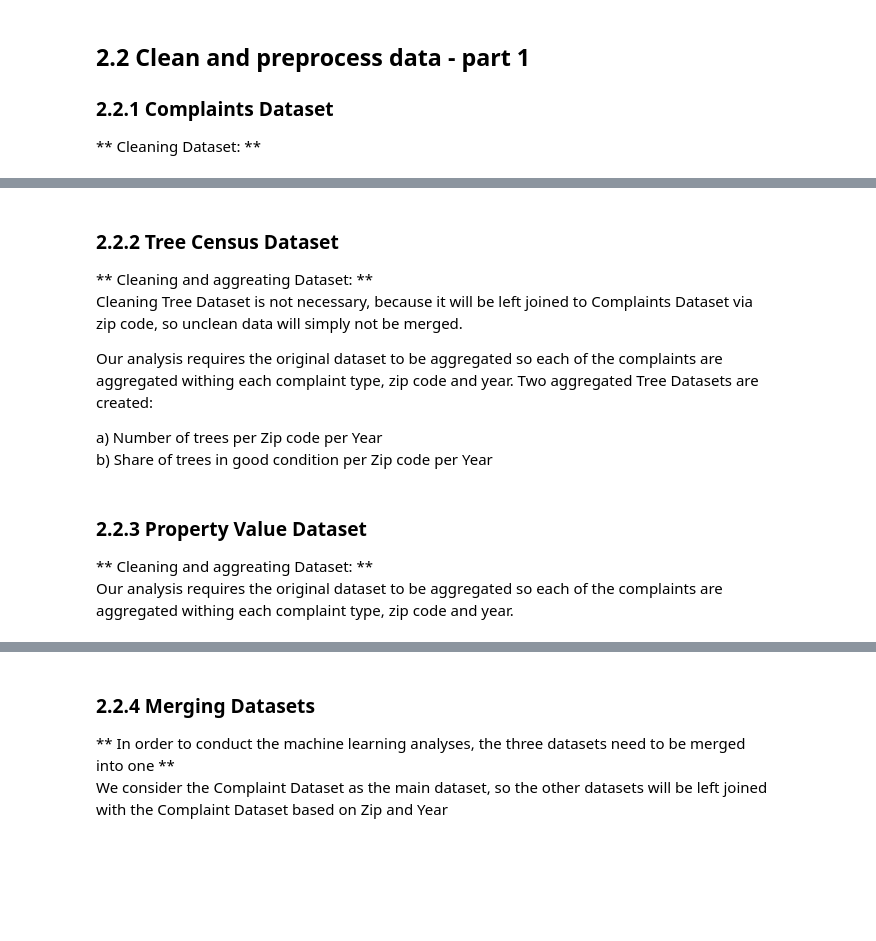
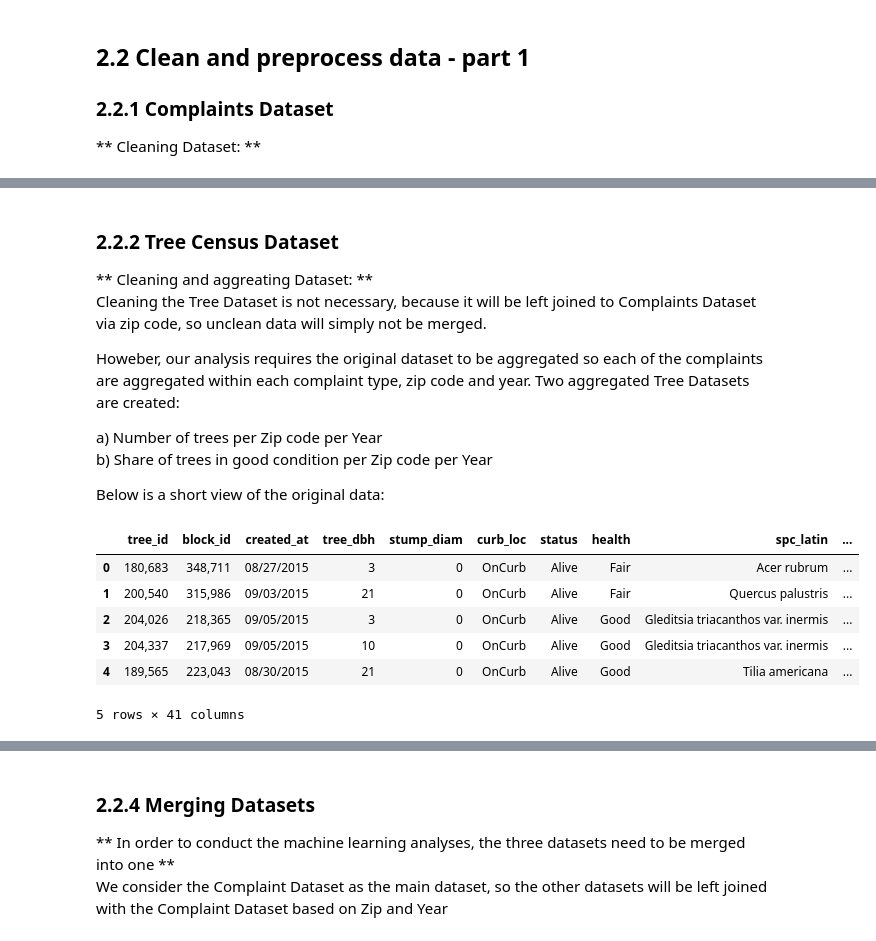
Before and after one commit to cschleidt/sdaav, a Jupyter notebook: notebooks/Social-Data-Final-Project-Notebook.ipynb, the cells around one changed output, grey strips where cells are left out. Cells and saved outputs as stored; diff of their text form; code cells hidden in the pictures; blank space fills up the shorter version.

```diff
--- a/notebooks/Social-Data-Final-Project-Notebook.ipynb
+++ b/notebooks/Social-Data-Final-Project-Notebook.ipynb
@@ -211,12 +244,24 @@ zip_newdf_yearly = zip_newdf_yearly.fillna(0)
 # %% [markdown]
 ### **2.2.2 Tree Census Dataset**
 ** Cleaning and aggreating Dataset: **<br />
-Cleaning Tree Dataset is not necessary, because it will be left joined to Complaints Dataset via zip code, so unclean data will simply not be merged.<br />
+Cleaning the Tree Dataset is not necessary, because it will be left joined to Complaints Dataset via zip code, so unclean data will simply not be merged.<br />
 
-Our analysis requires the original dataset to be aggregated so each of the complaints are aggregated withing each complaint type, zip code and year. Two aggregated Tree Datasets are created:<br />
+Howeber, our analysis requires the original dataset to be aggregated so each of the complaints are aggregated within each complaint type, zip code and year. Two aggregated Tree Datasets are created:<br />
 
 a) Number of trees per Zip code per Year<br />
 b) Share of trees in good condition per Zip code per Year
+
+Below is a short view of the original data:
+# %%
+treedata.head()
+# %% [output]
+|  | tree_id | block_id | created_at | tree_dbh | stump_diam | curb_loc | status | health | spc_latin | ... |
+| 0 | 180,683 | 348,711 | 08/27/2015 | 3 | 0 | OnCurb | Alive | Fair | Acer rubrum | ... |
+| 1 | 200,540 | 315,986 | 09/03/2015 | 21 | 0 | OnCurb | Alive | Fair | Quercus palustris | ... |
+| 2 | 204,026 | 218,365 | 09/05/2015 | 3 | 0 | OnCurb | Alive | Good | Gleditsia triacanthos var. inermis | ... |
+| 3 | 204,337 | 217,969 | 09/05/2015 | 10 | 0 | OnCurb | Alive | Good | Gleditsia triacanthos var. inermis | ... |
+| 4 | 189,565 | 223,043 | 08/30/2015 | 21 | 0 | OnCurb | Alive | Good | Tilia americana | ... |
+5 rows × 41 columns
 # %%
 # Dataset with NO. OF TREES PER ZIP is generated
 no_of_tree_agg = pd.pivot_table(treedata, values='tree_id', index=['zipcode'],columns=['health'],aggfunc='count').reset_index()
@@ -275,7 +320,3 @@ good_tree_long["Zip+Year"] = good_tree_long["Zip_str"].str.cat(good_tree_long["y
 
 # Dataframe is trimmed to contain only relevant columns
 good_tree_long = good_tree_long.filter(items=["Zip+Year","Share of Good"])
-# %% [markdown]
-### **2.2.3 Property Value Dataset**
-** Cleaning and aggreating Dataset: **<br />
-Our analysis requires the original dataset to be aggregated so each of the complaints are aggregated withing each complaint type, zip code and year.
```
Also changed, not shown: parts of 36 cells of this notebook.
